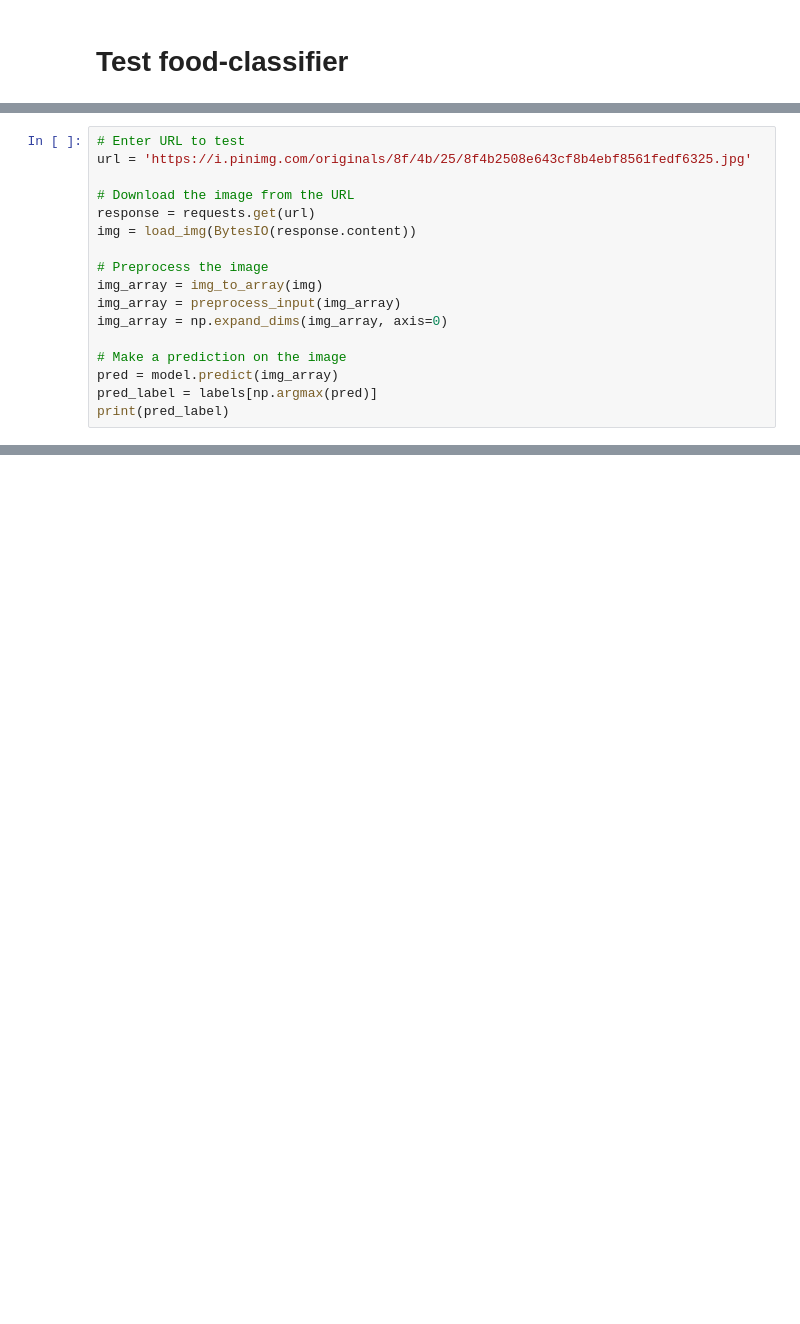
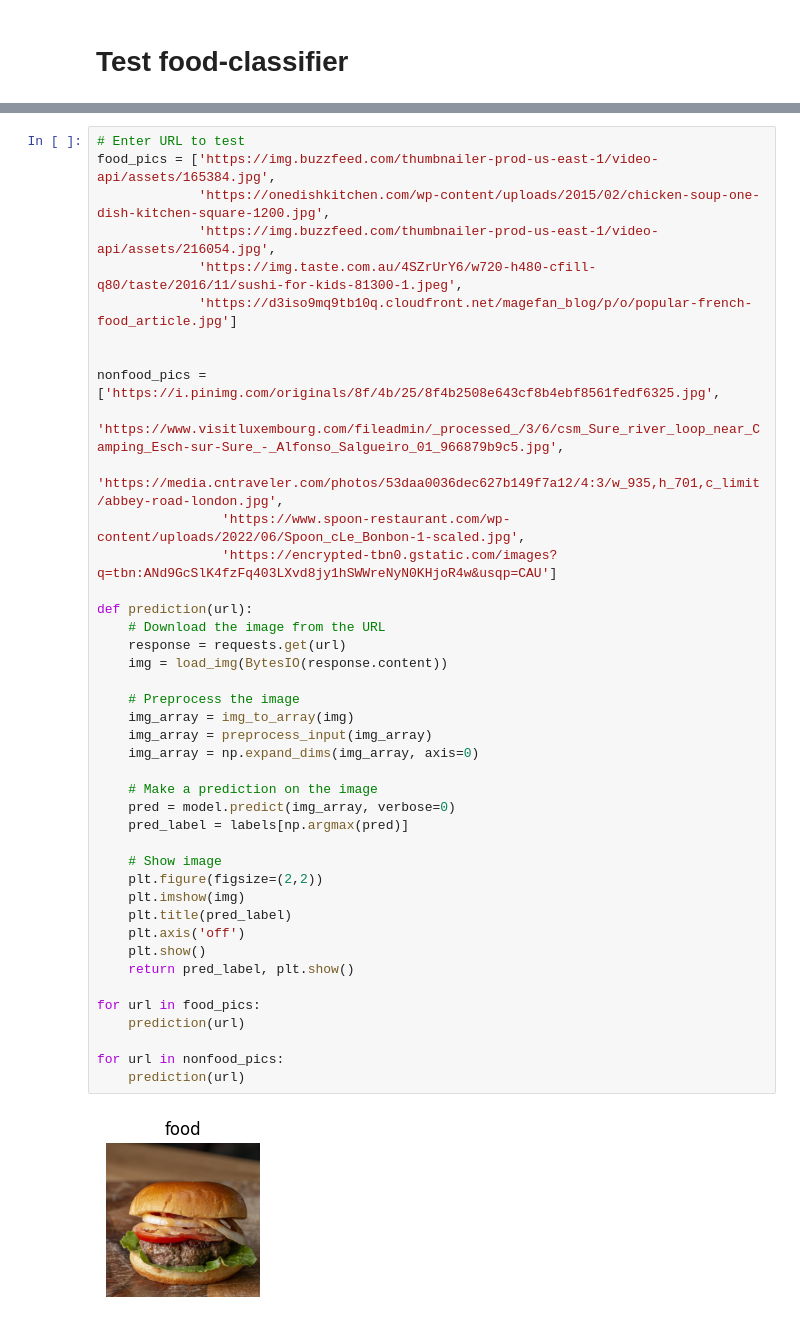
Before and after one commit to StefHerregods/AdvancedAnalytics_projects, a Jupyter notebook: assignment-2/food-classifier_test.ipynb, the cells around one changed output, grey strips where cells are left out. Cells and saved outputs as stored; diff of their text form; blank space fills up the shorter version.

Commit message:
classify images

```diff
--- a/assignment-2/food-classifier_test.ipynb
+++ b/assignment-2/food-classifier_test.ipynb
@@ -14,20 +15,3 @@ labels = ['food', 'non-food']
 
 # Load the finetuned model
 model = keras.models.load_model('food-classifier_resnet50.h5')
-# %%
-# Enter URL to test
-url = 'https://i.pinimg.com/originals/8f/4b/25/8f4b2508e643cf8b4ebf8561fedf6325.jpg'
-
-# Download the image from the URL
-response = requests.get(url)
-img = load_img(BytesIO(response.content))
-
-# Preprocess the image
-img_array = img_to_array(img)
-img_array = preprocess_input(img_array)
-img_array = np.expand_dims(img_array, axis=0)
-
-# Make a prediction on the image
-pred = model.predict(img_array)
-pred_label = labels[np.argmax(pred)]
-print(pred_label)
@@ -36,0 +18,44 @@ non-food
+# %%
+# Enter URL to test
+food_pics = ['https://img.buzzfeed.com/thumbnailer-prod-us-east-1/video-api/assets/165384.jpg',
+             'https://onedishkitchen.com/wp-content/uploads/2015/02/chicken-soup-one-dish-kitchen-square-1200.jpg',
+             'https://img.buzzfeed.com/thumbnailer-prod-us-east-1/video-api/assets/216054.jpg',
+             'https://img.taste.com.au/4SZrUrY6/w720-h480-cfill-q80/taste/2016/11/sushi-for-kids-81300-1.jpeg',
+             'https://d3iso9mq9tb10q.cloudfront.net/magefan_blog/p/o/popular-french-food_article.jpg']
+
+
+nonfood_pics = ['https://i.pinimg.com/originals/8f/4b/25/8f4b2508e643cf8b4ebf8561fedf6325.jpg',
+                'https://www.visitluxembourg.com/fileadmin/_processed_/3/6/csm_Sure_river_loop_near_Camping_Esch-sur-Sure_-_Alfonso_Salgueiro_01_966879b9c5.jpg',
+                'https://media.cntraveler.com/photos/53daa0036dec627b149f7a12/4:3/w_935,h_701,c_limit/abbey-road-london.jpg',
+                'https://www.spoon-restaurant.com/wp-content/uploads/2022/06/Spoon_cLe_Bonbon-1-scaled.jpg',
+                'https://encrypted-tbn0.gstatic.com/images?q=tbn:ANd9GcSlK4fzFq403LXvd8jy1hSWWreNyN0KHjoR4w&usqp=CAU']
+
+def prediction(url):
+    # Download the image from the URL
+    response = requests.get(url)
+    img = load_img(BytesIO(response.content))
+
+    # Preprocess the image
+    img_array = img_to_array(img)
+    img_array = preprocess_input(img_array)
+    img_array = np.expand_dims(img_array, axis=0)
+
+    # Make a prediction on the image
+    pred = model.predict(img_array, verbose=0)
+    pred_label = labels[np.argmax(pred)]
+
+    # Show image
+    plt.figure(figsize=(2,2))
+    plt.imshow(img)
+    plt.title(pred_label)
+    plt.axis('off')
+    plt.show()
+    return pred_label, plt.show()
+
+for url in food_pics:
+    prediction(url)
+
+for url in nonfood_pics:
+    prediction(url)
+# %% [output]
+[figure, added]
```
Also changed, not shown: parts of 3 cells of this notebook.
